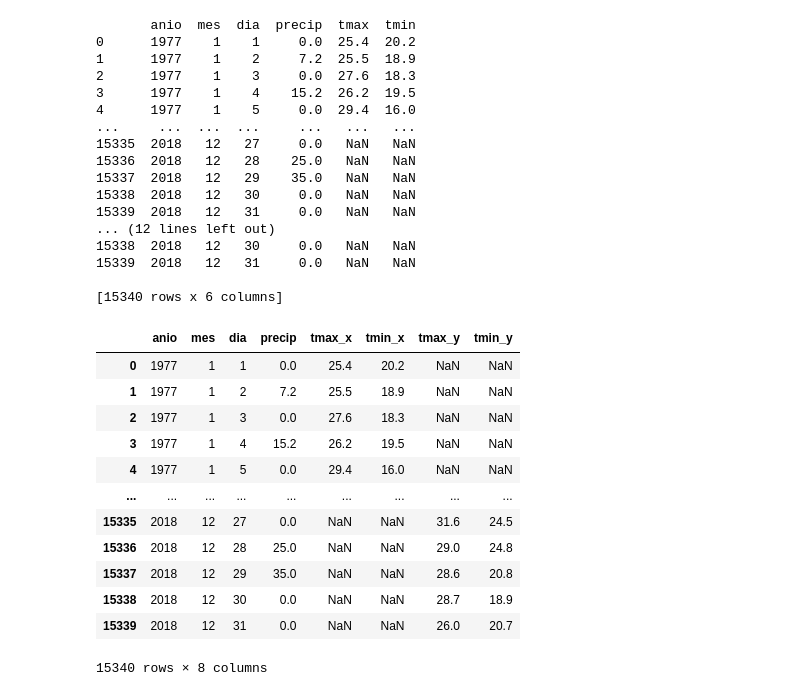
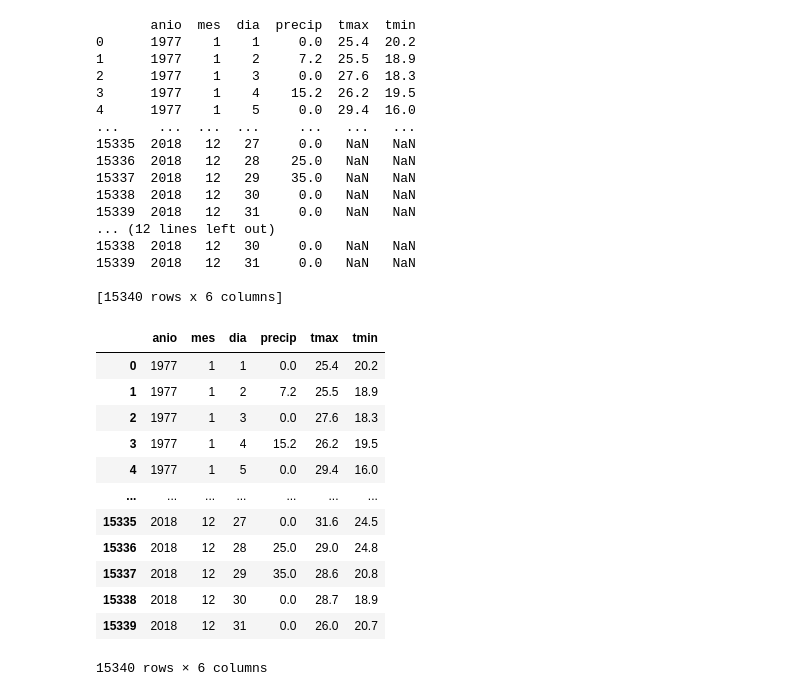
Before and after one commit to tomiambro/clusterai2020_grupo1, a Jupyter notebook: EDA_TrabajoFinal.ipynb, the cells around one changed output. Saved outputs shown, nothing was run; the diff lists cells and outputs as text; code cells hidden in the pictures.

Commit message:
Dataset de aeroparque completo con todos los datos de tmin tmax y precip hasta 2018 inclusive

```diff
--- a/EDA_TrabajoFinal.ipynb
+++ b/EDA_TrabajoFinal.ipynb
@@ -419,21 +419,23 @@ print(bsas_df_completo)
 15339  2018   12   31     0.0   NaN   NaN
 
 [15340 rows x 6 columns]
-# %%
-#completo los datos de tmax y tmin para el anio 2018
-aeroparque_df_completo2 = pd.merge(aeroparque_df_completo, aerop_tmaxtmin_18, how='outer',on=['anio','mes','dia'])
-aeroparque_df_completo2 #arreglar!!
-# %% [output]
-|  | anio | mes | dia | precip | tmax_x | tmin_x | tmax_y | tmin_y |
-| 0 | 1977 | 1 | 1 | 0.0 | 25.4 | 20.2 | NaN | NaN |
-| 1 | 1977 | 1 | 2 | 7.2 | 25.5 | 18.9 | NaN | NaN |
-| 2 | 1977 | 1 | 3 | 0.0 | 27.6 | 18.3 | NaN | NaN |
-| 3 | 1977 | 1 | 4 | 15.2 | 26.2 | 19.5 | NaN | NaN |
-| 4 | 1977 | 1 | 5 | 0.0 | 29.4 | 16.0 | NaN | NaN |
-| ... | ... | ... | ... | ... | ... | ... | ... | ... |
-| 15335 | 2018 | 12 | 27 | 0.0 | NaN | NaN | 31.6 | 24.5 |
-| 15336 | 2018 | 12 | 28 | 25.0 | NaN | NaN | 29.0 | 24.8 |
-| 15337 | 2018 | 12 | 29 | 35.0 | NaN | NaN | 28.6 | 20.8 |
-| 15338 | 2018 | 12 | 30 | 0.0 | NaN | NaN | 28.7 | 18.9 |
-| 15339 | 2018 | 12 | 31 | 0.0 | NaN | NaN | 26.0 | 20.7 |
-15340 rows × 8 columns
+# %%
+aero_temps = aeroparque_df_completo.drop('precip', axis=1)
+df = aeroparque_df_completo
+df.loc[df.anio > 2017, ['tmin', 'tmax']] = aerop_tmaxtmin_18[['tmin', 'tmax']]
+aeroparque_df_completo = df.copy()
+aeroparque_df_completo
+# %% [output]
+|  | anio | mes | dia | precip | tmax | tmin |
+| 0 | 1977 | 1 | 1 | 0.0 | 25.4 | 20.2 |
+| 1 | 1977 | 1 | 2 | 7.2 | 25.5 | 18.9 |
+| 2 | 1977 | 1 | 3 | 0.0 | 27.6 | 18.3 |
+| 3 | 1977 | 1 | 4 | 15.2 | 26.2 | 19.5 |
+| 4 | 1977 | 1 | 5 | 0.0 | 29.4 | 16.0 |
+| ... | ... | ... | ... | ... | ... | ... |
+| 15335 | 2018 | 12 | 27 | 0.0 | 31.6 | 24.5 |
+| 15336 | 2018 | 12 | 28 | 25.0 | 29.0 | 24.8 |
+| 15337 | 2018 | 12 | 29 | 35.0 | 28.6 | 20.8 |
+| 15338 | 2018 | 12 | 30 | 0.0 | 28.7 | 18.9 |
+| 15339 | 2018 | 12 | 31 | 0.0 | 26.0 | 20.7 |
+15340 rows × 6 columns
```
